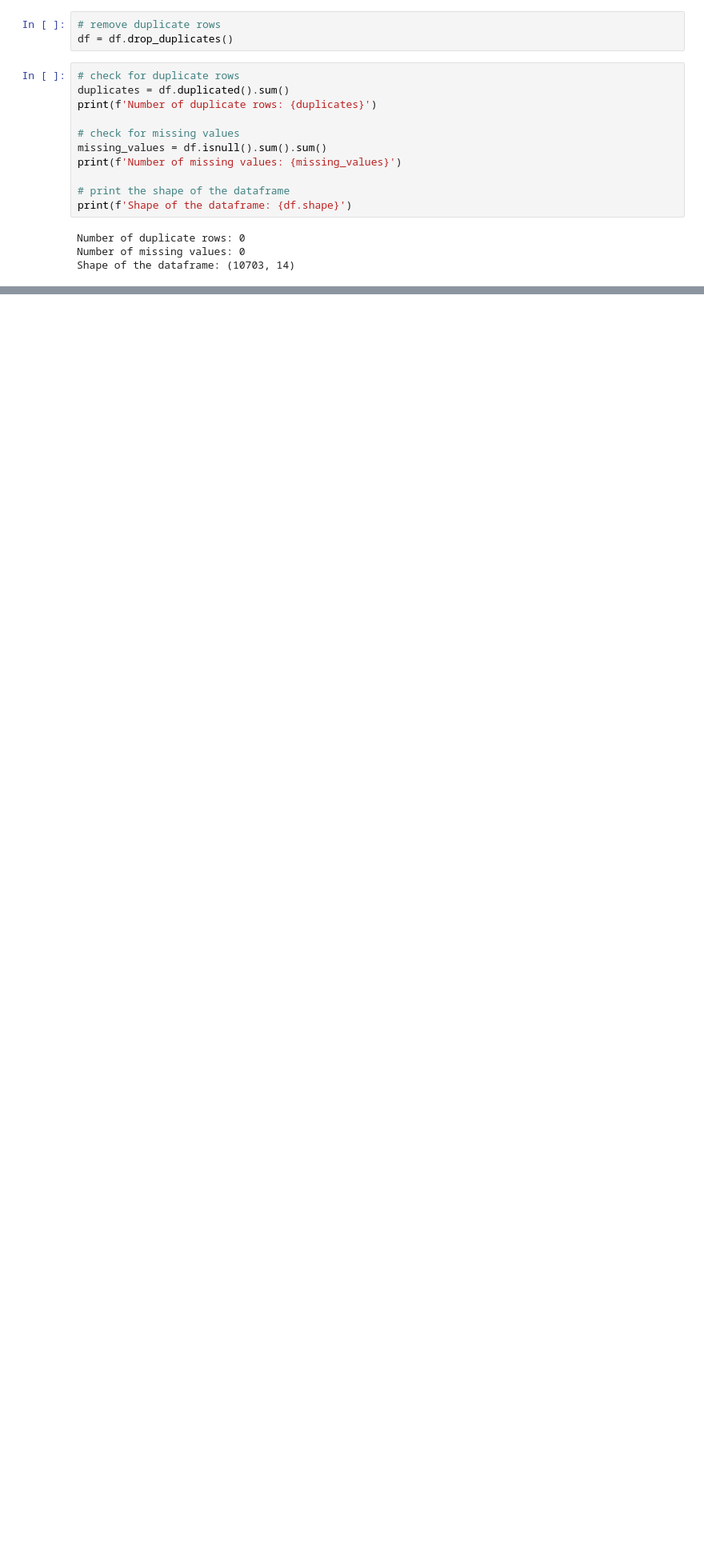
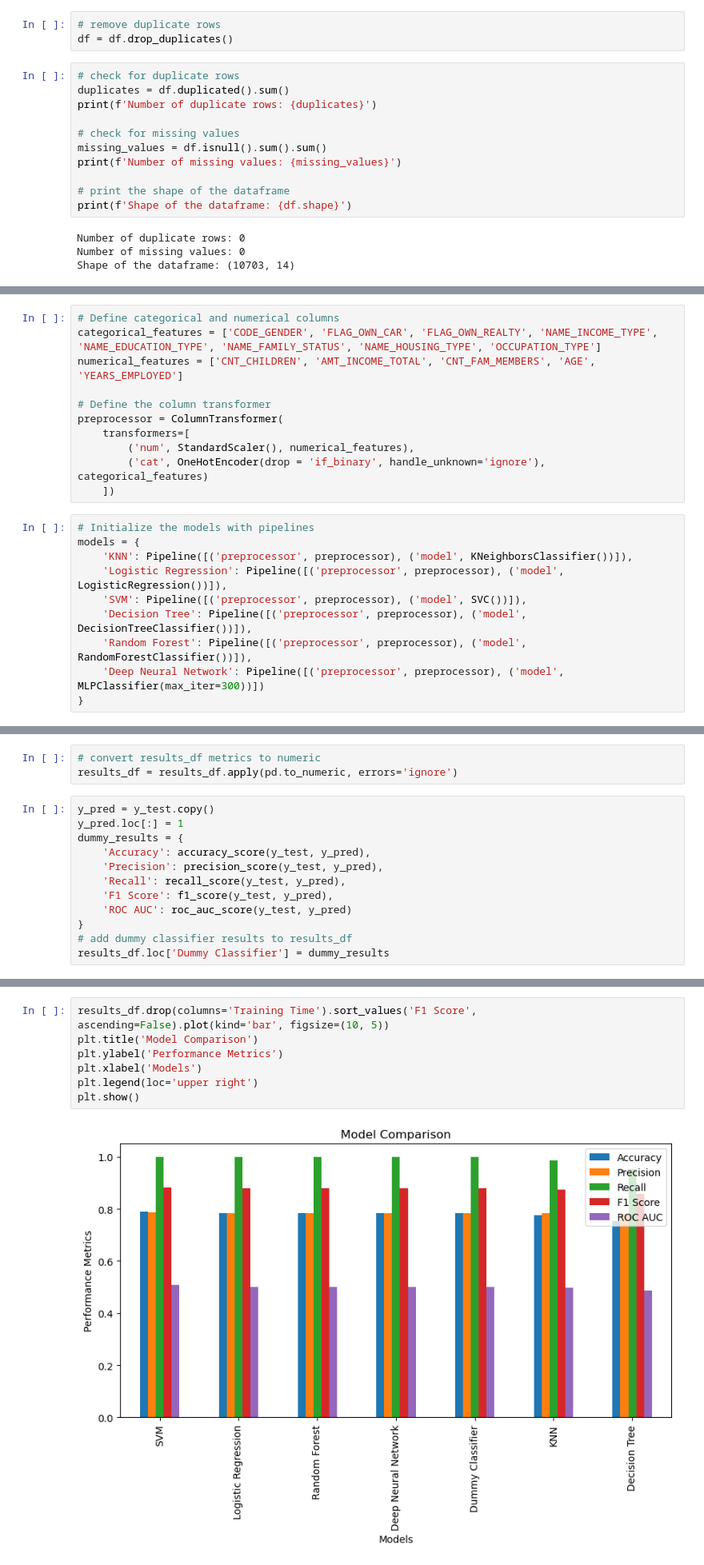
Before and after one commit to Timofeid/berkeley_capstone_project, a Jupyter notebook: notebook.ipynb, the cells around one changed output, grey strips where cells are left out. Shown at 80% size. Drawn from its saved outputs; the diff is of its cells as text; blank space fills up the shorter version.

Commit message:
Model selection

```diff
--- a/notebook.ipynb
+++ b/notebook.ipynb
@@ -370,0 +429,21 @@ plt.tight_layout()
+# %%
+# Define categorical and numerical columns
+categorical_features = ['CODE_GENDER', 'FLAG_OWN_CAR', 'FLAG_OWN_REALTY', 'NAME_INCOME_TYPE', 'NAME_EDUCATION_TYPE', 'NAME_FAMILY_STATUS', 'NAME_HOUSING_TYPE', 'OCCUPATION_TYPE']
+numerical_features = ['CNT_CHILDREN', 'AMT_INCOME_TOTAL', 'CNT_FAM_MEMBERS', 'AGE', 'YEARS_EMPLOYED']
+
+# Define the column transformer
+preprocessor = ColumnTransformer(
+    transformers=[
+        ('num', StandardScaler(), numerical_features),
+        ('cat', OneHotEncoder(drop = 'if_binary', handle_unknown='ignore'), categorical_features)
+    ])
+# %%
+# Initialize the models with pipelines
+models = {
+    'KNN': Pipeline([('preprocessor', preprocessor), ('model', KNeighborsClassifier())]),
+    'Logistic Regression': Pipeline([('preprocessor', preprocessor), ('model', LogisticRegression())]),
+    'SVM': Pipeline([('preprocessor', preprocessor), ('model', SVC())]),
+    'Decision Tree': Pipeline([('preprocessor', preprocessor), ('model', DecisionTreeClassifier())]),
+    'Random Forest': Pipeline([('preprocessor', preprocessor), ('model', RandomForestClassifier())]),
+    'Deep Neural Network': Pipeline([('preprocessor', preprocessor), ('model', MLPClassifier(max_iter=300))])
+}
@@ -370,0 +544,15 @@ plt.tight_layout()
+# %%
+# convert results_df metrics to numeric
+results_df = results_df.apply(pd.to_numeric, errors='ignore')
+# %%
+y_pred = y_test.copy()
+y_pred.loc[:] = 1
+dummy_results = {
+    'Accuracy': accuracy_score(y_test, y_pred),
+    'Precision': precision_score(y_test, y_pred),
+    'Recall': recall_score(y_test, y_pred),
+    'F1 Score': f1_score(y_test, y_pred),
+    'ROC AUC': roc_auc_score(y_test, y_pred)
+}
+# add dummy classifier results to results_df
+results_df.loc['Dummy Classifier'] = dummy_results
@@ -370,0 +571,9 @@ plt.tight_layout()
+# %%
+results_df.drop(columns='Training Time').sort_values('F1 Score', ascending=False).plot(kind='bar', figsize=(10, 5))
+plt.title('Model Comparison')
+plt.ylabel('Performance Metrics')
+plt.xlabel('Models')
+plt.legend(loc='upper right')
+plt.show()
+# %% [output]
+[figure, added]
```
Also changed, not shown: parts of 9 cells of this notebook, 1 other file.
